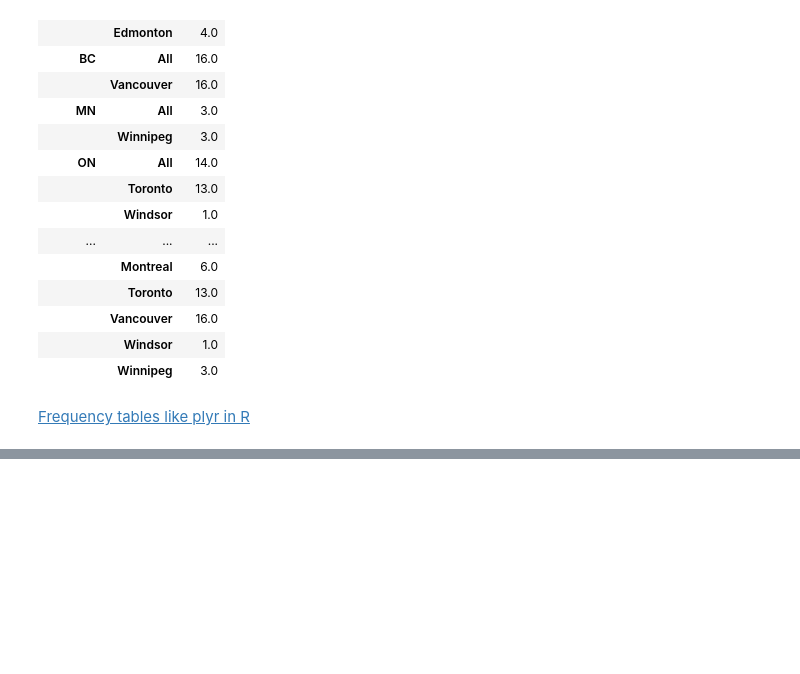
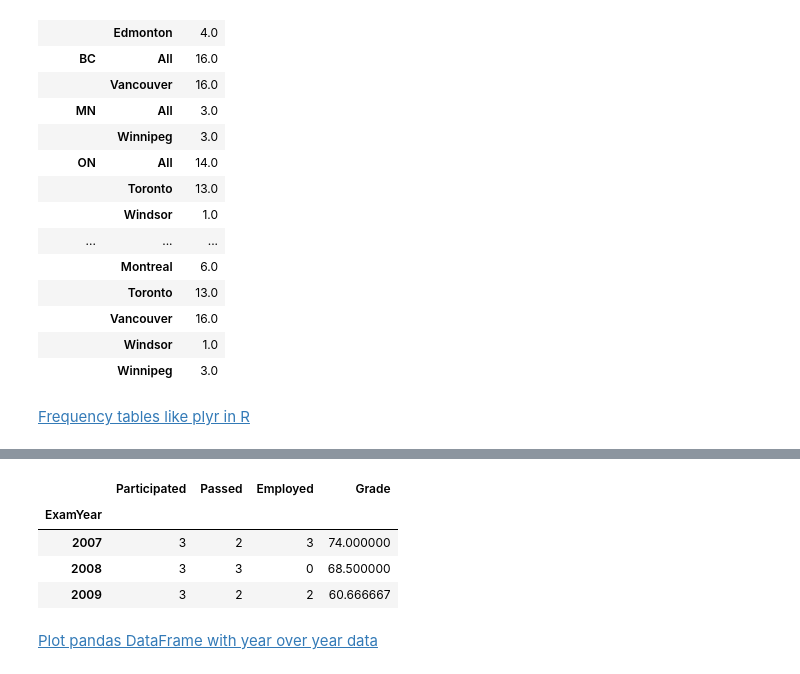
Before and after one commit to bgroveben/python3_machine_learning_projects, a Jupyter notebook: learn_kaggle/pandas/pandas_cookbook.ipynb, the cells around one changed output, grey strips where cells are left out. Drawn from its saved outputs; the diff is of its cells as text; code cells hidden in the pictures; blank space fills up the shorter version.

```diff
--- a/learn_kaggle/pandas/pandas_cookbook.ipynb
+++ b/learn_kaggle/pandas/pandas_cookbook.ipynb
@@ -1257,0 +1284,13 @@ table.stack('City')
+# %%
+df.groupby('ExamYear').agg({'Participated' : lambda x: x.value_counts()['yes'],
+                           'Passed' : lambda x: sum(x == 'yes'),
+                           'Employed' : lambda x: sum(x),
+                           'Grade' : lambda x : sum(x) / len(x)})
+# %% [output]
+|  | Participated | Passed | Employed | Grade |
+| ExamYear |  |  |  |  |
+| 2007 | 3 | 2 | 3 | 74.000000 |
+| 2008 | 3 | 3 | 0 | 68.500000 |
+| 2009 | 3 | 2 | 2 | 60.666667 |
+# %% [markdown]
+[Plot pandas DataFrame with year over year data](https://stackoverflow.com/questions/30379789/plot-pandas-data-frame-with-year-over-year-data)
```
Also changed, not shown: parts of 15 cells of this notebook.
